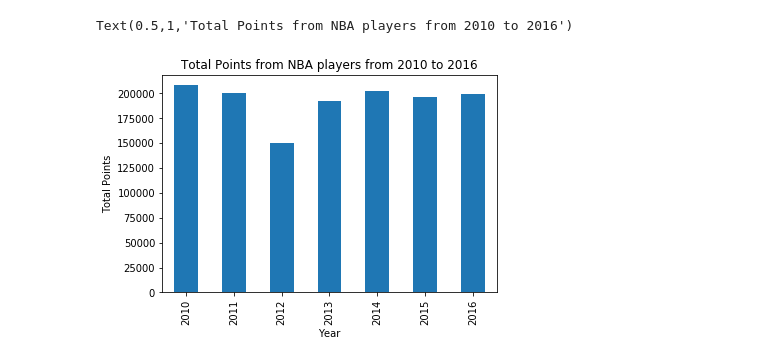
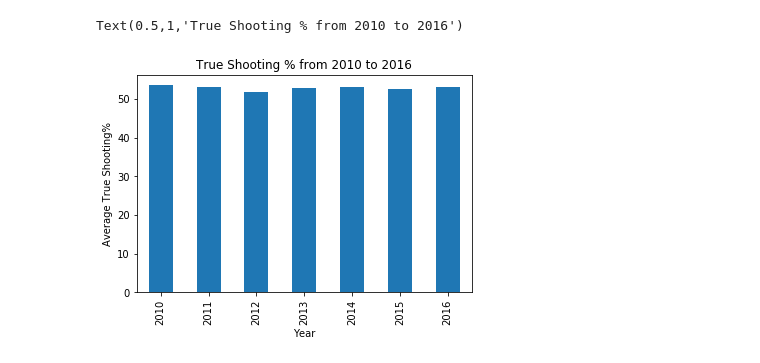
Before and after one commit to xudaiyanzi/NBA_players_salary, a Jupyter notebook: regression/Regression.ipynb, the cells around one changed output. Drawn from its saved outputs; the diff is of its cells as text; code cells hidden in the pictures.

```diff
--- a/regression/Regression.ipynb
+++ b/regression/Regression.ipynb
@@ -39,13 +47,13 @@ var.plot()
 # %%
-#More data exploration, looking at how an advanced metric, total points in each year
-pts=final_df.groupby('Year')['PTS'].sum()
-graph=pts.plot.bar()
-graph.set_ylabel('Total Points')
-graph.set_title('Total Points from NBA players from 2010 to 2016')
-# graph.set_ylim(45,100)
+#More data exploration, looking at how an advanced metric, True Shooting %, has changed over time
+ts=final_df.groupby('Year')['TS%'].mean()
+ts=ts*100
+graph=ts.plot.bar()
+graph.set_ylabel('Average True Shooting%')
+graph.set_title('True Shooting % from 2010 to 2016')
 # %% [output]
-Text(0.5,1,'Total Points from NBA players from 2010 to 2016')
+Text(0.5,1,'True Shooting % from 2010 to 2016')
-[figure, old version]
+[figure, new version]
 # %%
 #remove salary in heatmap, store in separate variable
 salary=final_df['Salary']
```
Also changed, not shown: parts of 37 cells of this notebook, 5 other files.
